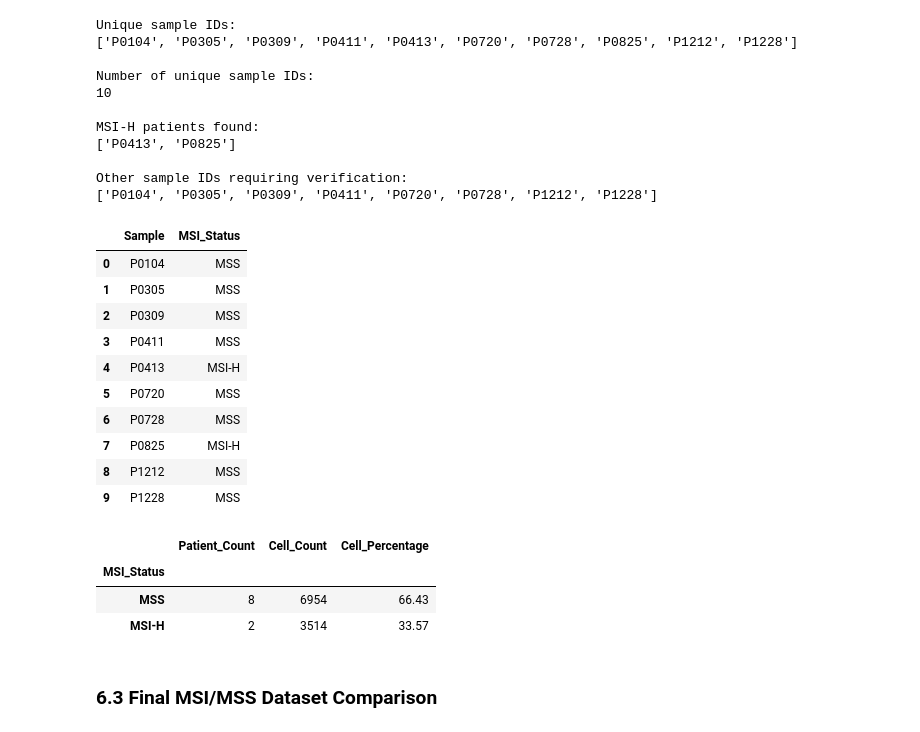
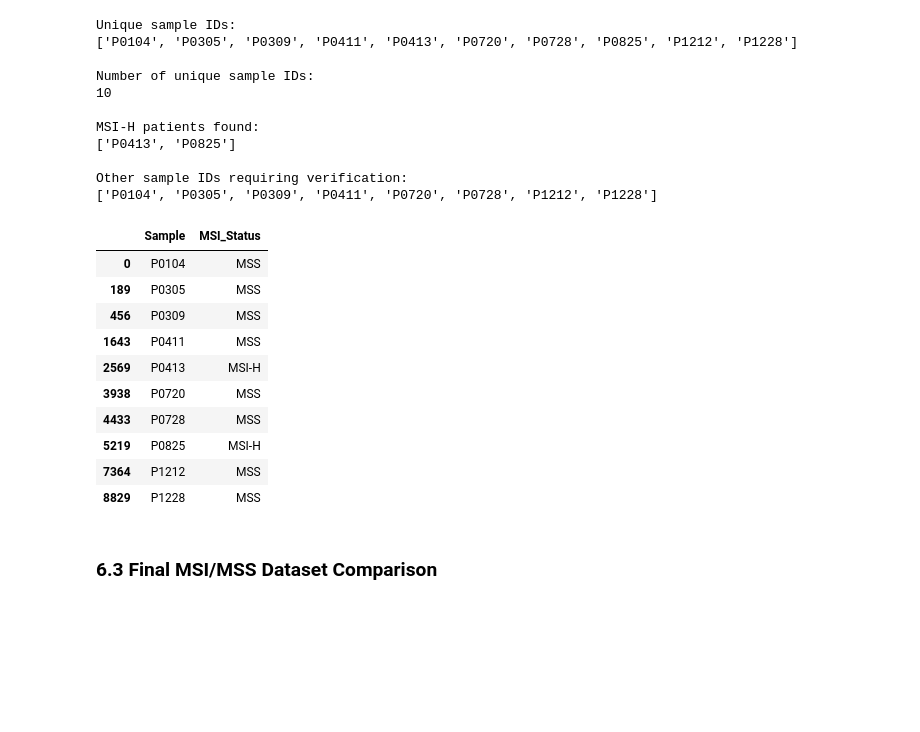
Before and after one commit to Sernasr/crc-singlecell-analysis, a Jupyter notebook: notebooks/dataset_exploration.ipynb, the cells around one changed output. Drawn from its saved outputs; the diff is of its cells as text; code cells hidden in the pictures; blank space fills up the shorter version.

```diff
--- a/notebooks/dataset_exploration.ipynb
+++ b/notebooks/dataset_exploration.ipynb
@@ -926,67 +1042,32 @@ MSI-H patients found:
 Other sample IDs requiring verification:
 ['P0104', 'P0305', 'P0309', 'P0411', 'P0720', 'P0728', 'P1212', 'P1228']
 # %%
-# Assign published MSI/MSS status to GSE146771 Smart-seq2
-
 msi_patients_2020 = {"P0123", "P0413", "P0825"}
 
-# Published study cohort: remaining patients are MSS
 smartseq_meta["MSI_Status"] = (
     smartseq_meta["Sample"]
     .astype(str)
     .str.strip()
-    .map(
-        lambda patient: (
-            "MSI-H" if patient in msi_patients_2020
-            else "MSS"
-        )
-    )
+    .apply(lambda patient: "MSI-H" if patient in msi_patients_2020 else "MSS")
 )
 
-# Patient-level summary
-patient_status_2020 = (
+display(
     smartseq_meta[["Sample", "MSI_Status"]]
     .drop_duplicates()
     .sort_values("Sample")
-    .reset_index(drop=True)
 )
-
-display(patient_status_2020)
-
-# Patient and cell counts per MSI/MSS group
-msi_summary_2020 = pd.DataFrame({
-    "Patient_Count": patient_status_2020[
-        "MSI_Status"
-    ].value_counts(),
-    "Cell_Count": smartseq_meta[
-        "MSI_Status"
-    ].value_counts()
-}).fillna(0).astype(int)
-
-msi_summary_2020.index.name = "MSI_Status"
-
-msi_summary_2020["Cell_Percentage"] = (
-    msi_summary_2020["Cell_Count"]
-    / len(smartseq_meta) * 100
-).round(2)
-
-display(msi_summary_2020)
 # %% [output]
 |  | Sample | MSI_Status |
 | 0 | P0104 | MSS |
-| 1 | P0305 | MSS |
-| 2 | P0309 | MSS |
-| 3 | P0411 | MSS |
-| 4 | P0413 | MSI-H |
-| 5 | P0720 | MSS |
-| 6 | P0728 | MSS |
-| 7 | P0825 | MSI-H |
-| 8 | P1212 | MSS |
-| 9 | P1228 | MSS |
+| 189 | P0305 | MSS |
+| 456 | P0309 | MSS |
+| 1643 | P0411 | MSS |
+| 2569 | P0413 | MSI-H |
+| 3938 | P0720 | MSS |
+| 4433 | P0728 | MSS |
+| 5219 | P0825 | MSI-H |
+| 7364 | P1212 | MSS |
+| 8829 | P1228 | MSS |
-|  | Patient_Count | Cell_Count | Cell_Percentage |
-| MSI_Status |  |  |  |
-| MSS | 8 | 6954 | 66.43 |
-| MSI-H | 2 | 3514 | 33.57 |
 # %% [markdown]
 ### 6.3 Final MSI/MSS Dataset Comparison
 # %%
```
Also changed, not shown: parts of 16 cells of this notebook.
